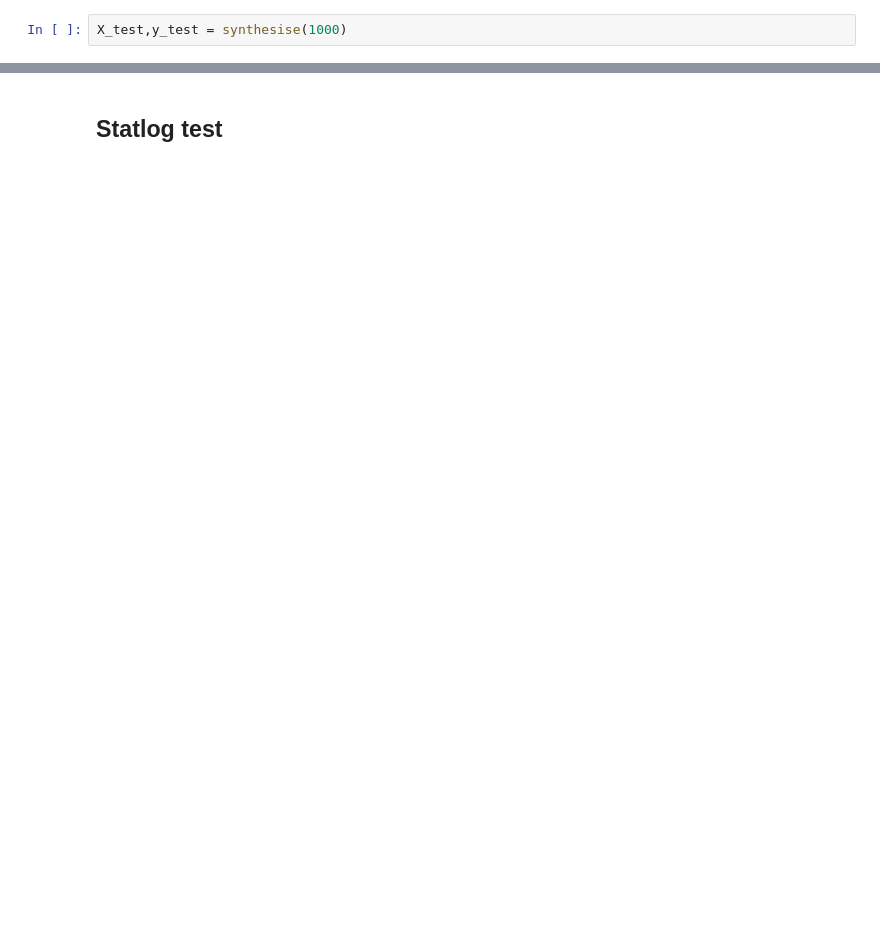
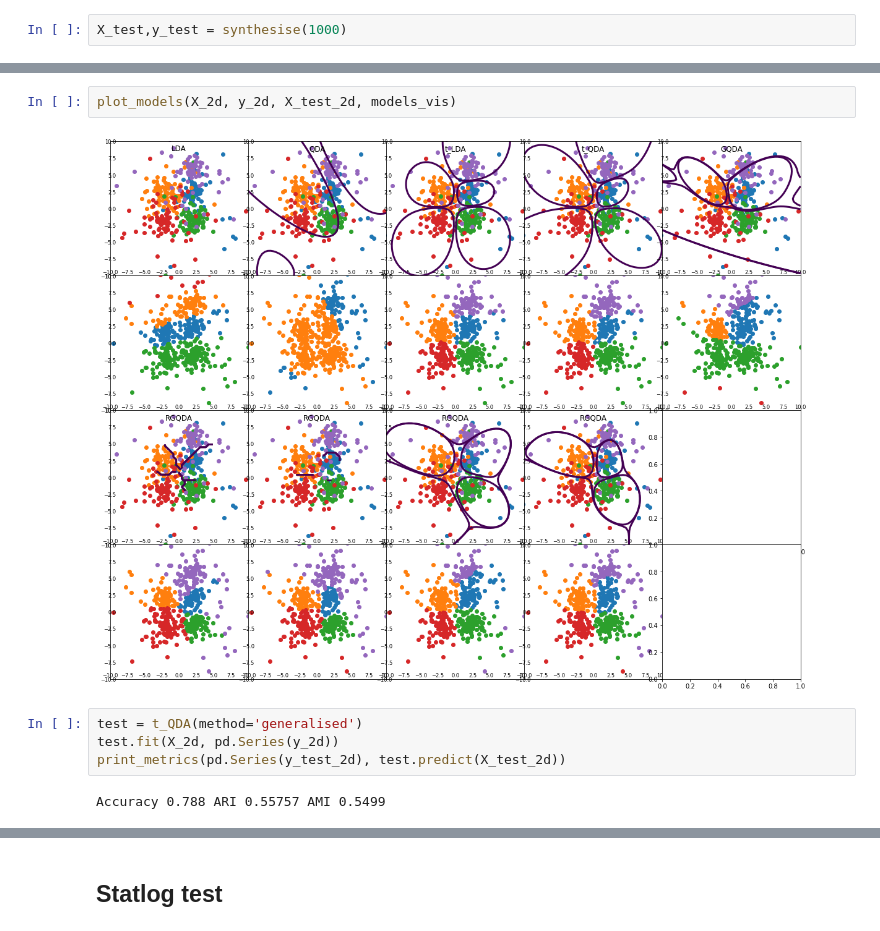
Before and after one commit to Andrewwango/femda, a Jupyter notebook: experiment_LDA.ipynb, the cells around one changed output, grey strips where cells are left out. Drawn from its saved outputs; the diff is of its cells as text; blank space fills up the shorter version.

```diff
--- a/experiment_LDA.ipynb
+++ b/experiment_LDA.ipynb
@@ -253,0 +409,10 @@ AMI 0.47726
+# %%
+plot_models(X_2d, y_2d, X_test_2d, models_vis)
+# %% [output]
+[figure, added]
+# %%
+test = t_QDA(method='generalised')
+test.fit(X_2d, pd.Series(y_2d))
+print_metrics(pd.Series(y_test_2d), test.predict(X_test_2d))
+# %% [output]
+Accuracy 0.788 ARI 0.55757 AMI 0.5499
```
Also changed, not shown: parts of 53 cells of this notebook, 3 other files.
